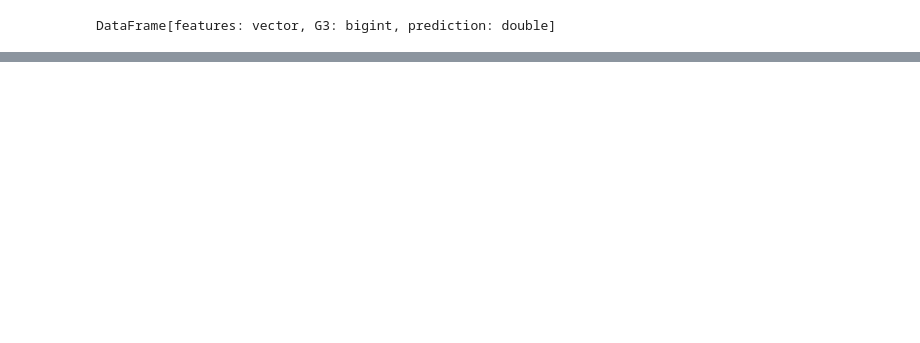
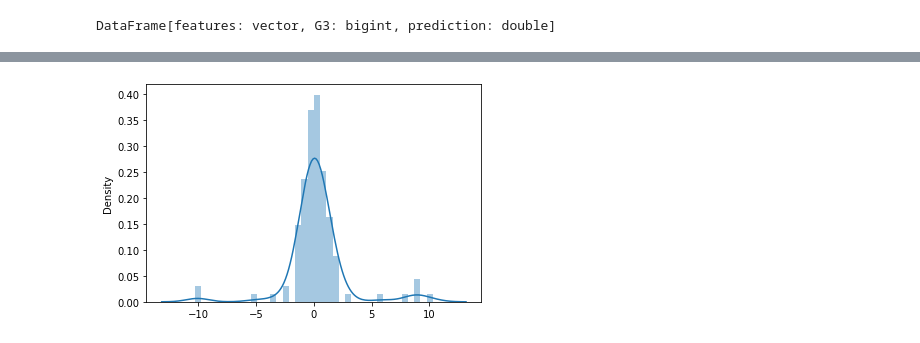
Before and after one commit to zwu047/Infosys722-Iteration4, a Jupyter notebook: Iteration4.ipynb, the cells around one changed output, grey strips where cells are left out. Drawn from its saved outputs; the diff is of its cells as text; code cells hidden in the pictures; blank space fills up the shorter version.

```diff
--- a/Iteration4.ipynb
+++ b/Iteration4.ipynb
@@ -631,6 +639,7 @@ plt.show()
 # %%
 import warnings
 warnings.filterwarnings('ignore')
 sns.distplot(test_results.select('G3').toPandas()['G3'] - test_results.select('prediction').toPandas()['prediction'])
-plt.x
 plt.show()
+# %% [output]
+[figure, added]
```
Also changed, not shown: parts of 14 cells of this notebook.
